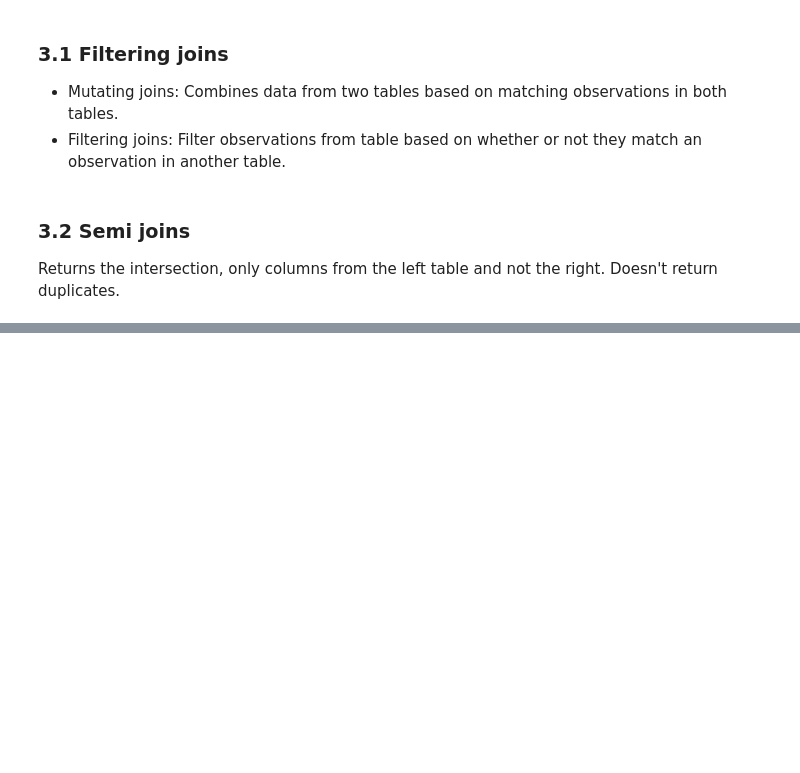
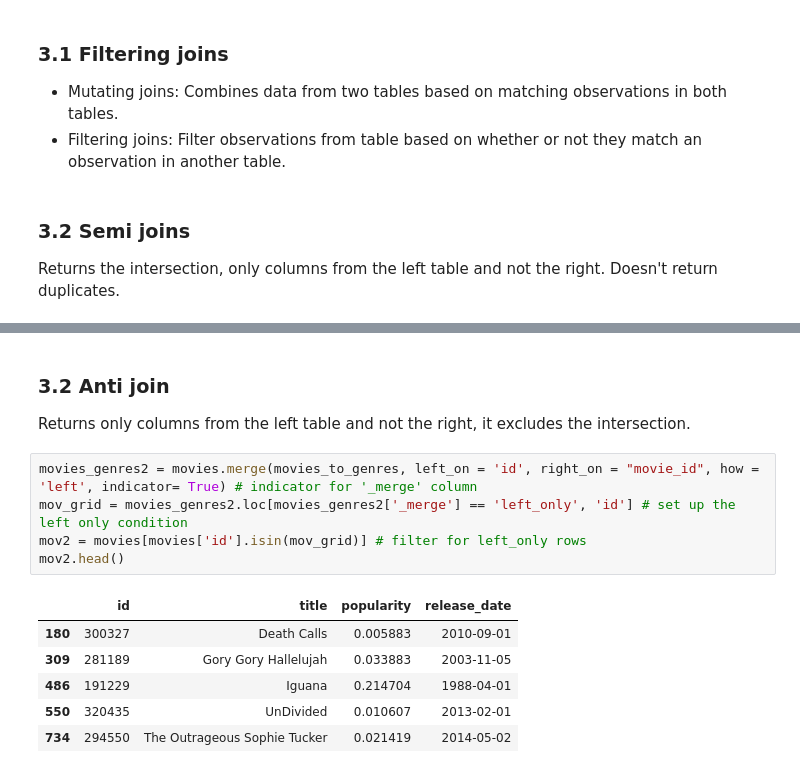
Before and after one commit to Timm26/Data_Science_Handbook, a Jupyter notebook: Data_Manipulation/Joining_Data_with_Pandas.ipynb, the cells around one changed output, grey strips where cells are left out. Cells and saved outputs as stored; diff of their text form; blank space fills up the shorter version.

```diff
--- a/Data_Manipulation/Joining_Data_with_Pandas.ipynb
+++ b/Data_Manipulation/Joining_Data_with_Pandas.ipynb
@@ -153,0 +158,15 @@ Returns the intersection, only columns from the left table and not the right. Do
+# %% [markdown]
+### 3.2 Anti join
+Returns only columns from the left table and not the right, it excludes the intersection.
+# %%
+movies_genres2 = movies.merge(movies_to_genres, left_on = 'id', right_on = "movie_id", how = 'left', indicator= True) # indicator for '_merge' column
+mov_grid = movies_genres2.loc[movies_genres2['_merge'] == 'left_only', 'id'] # set up the left only condition
+mov2 = movies[movies['id'].isin(mov_grid)] # filter for left_only rows
+mov2.head()
+# %% [output]
+|  | id | title | popularity | release_date |
+| 180 | 300327 | Death Calls | 0.005883 | 2010-09-01 |
+| 309 | 281189 | Gory Gory Hallelujah | 0.033883 | 2003-11-05 |
+| 486 | 191229 | Iguana | 0.214704 | 1988-04-01 |
+| 550 | 320435 | UnDivided | 0.010607 | 2013-02-01 |
+| 734 | 294550 | The Outrageous Sophie Tucker | 0.021419 | 2014-05-02 |
```
Also changed, not shown: parts of 10 cells of this notebook.
